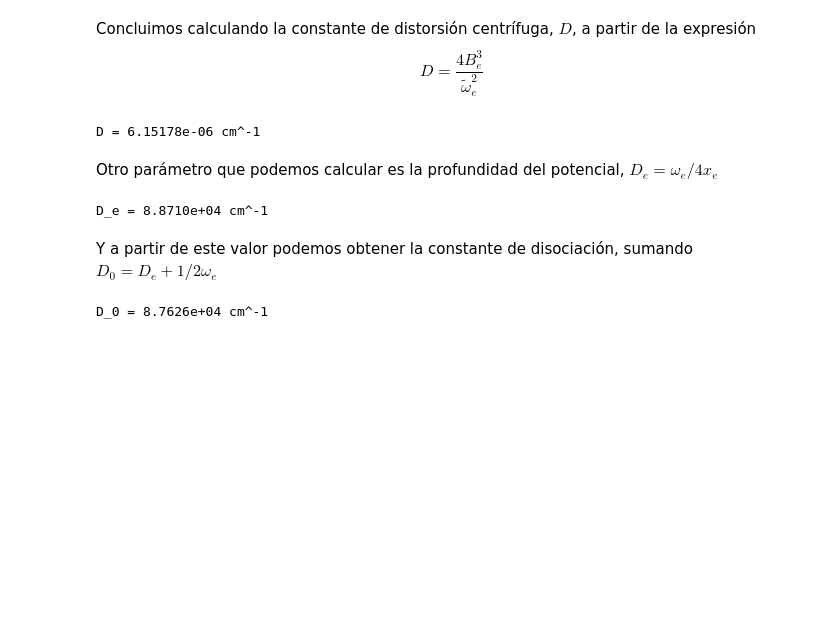
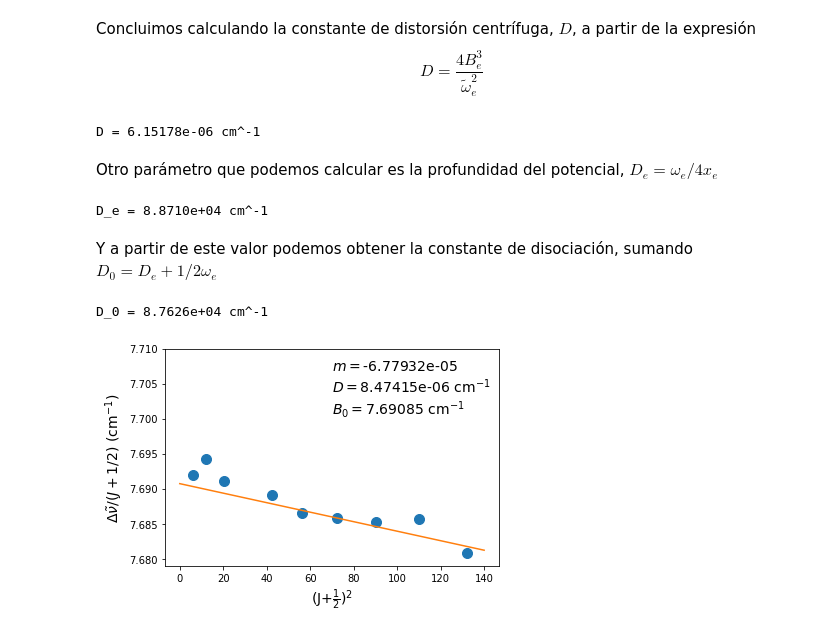
Before and after one commit to imitxelena003/QuimicaFisicaII-Practicas, a Jupyter notebook: IR/quifiII_exp_espectroIR_CO.ipynb, the cells around one changed output. Drawn from its saved outputs; the diff is of its cells as text; code cells hidden in the pictures; blank space fills up the shorter version.

```diff
--- a/quifiII_exp_espectroIR_CO.ipynb
+++ b/IR/quifiII_exp_espectroIR_CO.ipynb
@@ -246,3 +246,25 @@ Y a partir de este valor podemos obtener la constante de disociación, sumando $
 print ("D_0 = %10.4e cm^-1"%(we/(4*xe) - 0.5*we))
 # %% [output]
 D_0 = 8.7626e+04 cm^-1
+# %%
+Jvals = []
+diff = []
+for i in range(2,12):
+    Jvals.append(i)
+    diff.append((Rbranch[i-1,0] - Pbranch[i,0])/(i + 1./2))
+# %%
+xaxis = [(x + 1./2)**2 for x in Jvals]
+fit = np.polyfit([(x + 1./2)**2 for x in Jvals], diff, 1)
+D = -fit[0]/8
+fig, ax = plt.subplots()
+ax.plot([(x+1./2)**2 for x in Jvals], diff, 'o', ms=10)
+ax.plot(np.linspace(0,140,2), np.polyval(fit, np.linspace(0,140,2)))
+#ax.set_xlim(0,12.5)
+ax.set_ylim(7.679,7.71)
+ax.text(0.5,0.9, r'$m=$%g'%fit[0], transform=ax.transAxes, fontsize=14)
+ax.text(0.5,0.8, r'$D=$%g cm$^{-1}$'%D, transform=ax.transAxes, fontsize=14)
+ax.text(0.5,0.7, r'$B_0=$%g cm$^{-1}$'%((fit[1] + 6*D)), transform=ax.transAxes, fontsize=14)
+ax.set_xlabel(r'(J+$\frac{1}{2})^2$', fontsize=14)
+_ = ax.set_ylabel(r'$\Delta \tilde{\nu}/(J+1/2)$ (cm$^{-1}$)', fontsize=14)
+# %% [output]
+[figure, added]
```
Also changed, not shown: parts of 1 cell of this notebook.
